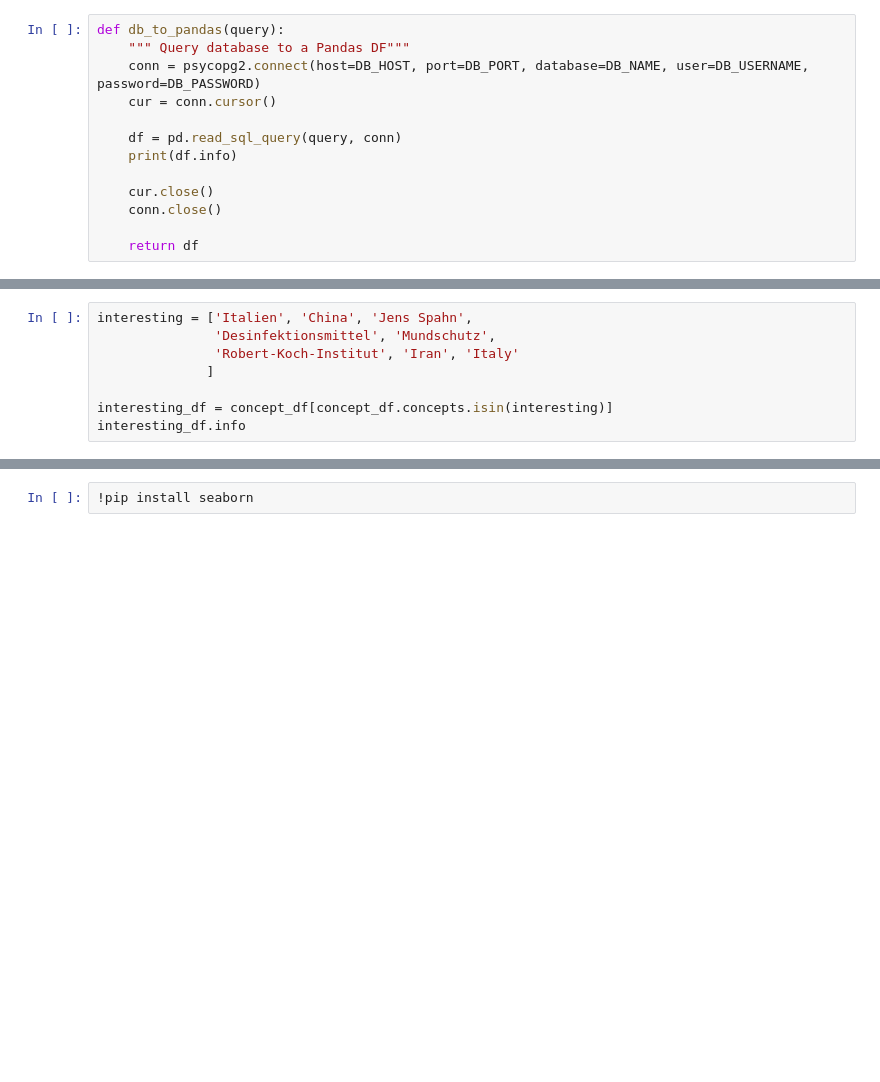
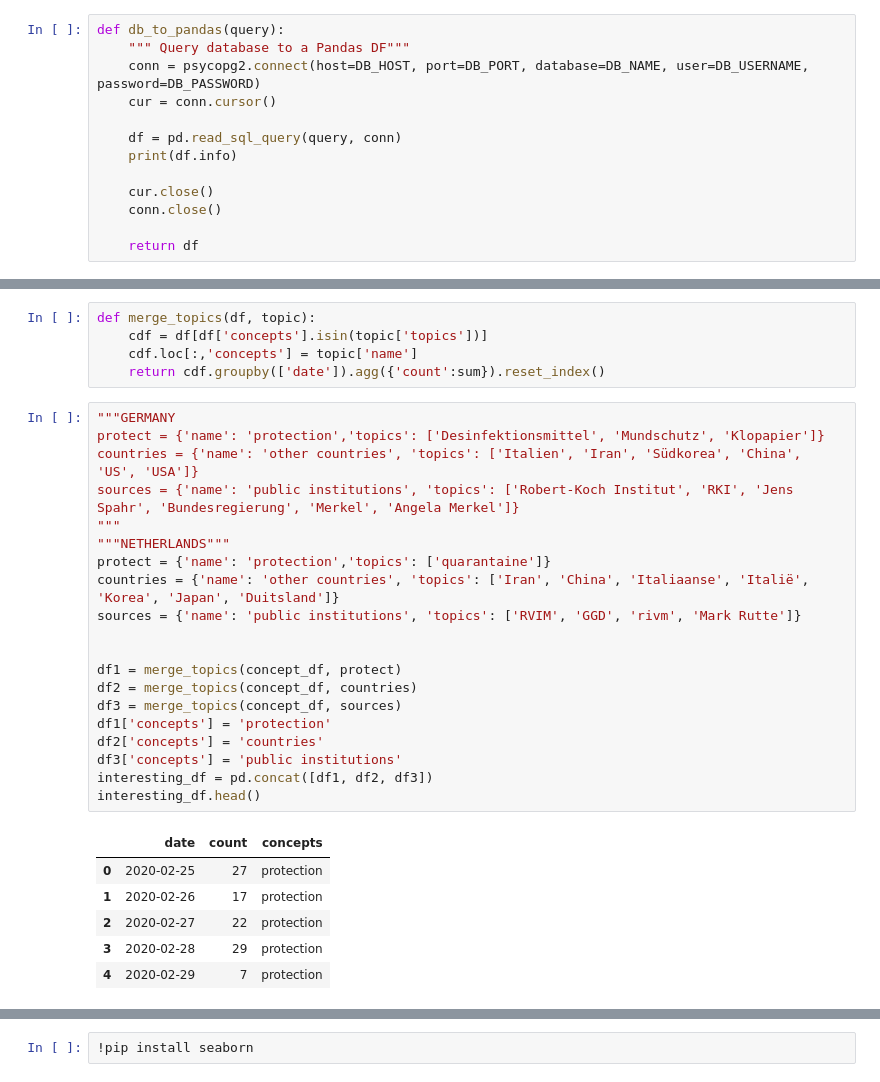
Before and after one commit to davidhuser/TwitterCovid19-analysis, a Jupyter notebook: Concepts over time.ipynb, the cells around one changed output, grey strips where cells are left out. Saved outputs shown, nothing was run; the diff lists cells and outputs as text; blank space fills up the shorter version.

```diff
--- a/Concepts over time.ipynb
+++ b/Concepts over time.ipynb
@@ -53,11 +157,35 @@ relevant_top.groupby(['concepts']).agg({'count':sum}).sort_values(['count'], asc
-# %%
-interesting = ['Italien', 'China', 'Jens Spahn',
-               'Desinfektionsmittel', 'Mundschutz',
-               'Robert-Koch-Institut', 'Iran', 'Italy'
-              ]
-
-interesting_df = concept_df[concept_df.concepts.isin(interesting)]
-interesting_df.info
+# %%
+def merge_topics(df, topic):
+    cdf = df[df['concepts'].isin(topic['topics'])]
+    cdf.loc[:,'concepts'] = topic['name']
+    return cdf.groupby(['date']).agg({'count':sum}).reset_index()
+# %%
+"""GERMANY
+protect = {'name': 'protection','topics': ['Desinfektionsmittel', 'Mundschutz', 'Klopapier']}
+countries = {'name': 'other countries', 'topics': ['Italien', 'Iran', 'Südkorea', 'China', 'US', 'USA']}
+sources = {'name': 'public institutions', 'topics': ['Robert-Koch Institut', 'RKI', 'Jens Spahr', 'Bundesregierung', 'Merkel', 'Angela Merkel']}
+"""
+"""NETHERLANDS"""
+protect = {'name': 'protection','topics': ['quarantaine']}
+countries = {'name': 'other countries', 'topics': ['Iran', 'China', 'Italiaanse', 'Italië', 'Korea', 'Japan', 'Duitsland']}
+sources = {'name': 'public institutions', 'topics': ['RVIM', 'GGD', 'rivm', 'Mark Rutte']}
+
+
+df1 = merge_topics(concept_df, protect)
+df2 = merge_topics(concept_df, countries)
+df3 = merge_topics(concept_df, sources)
+df1['concepts'] = 'protection'
+df2['concepts'] = 'countries'
+df3['concepts'] = 'public institutions'
+interesting_df = pd.concat([df1, df2, df3])
+interesting_df.head()
+# %% [output]
+|  | date | count | concepts |
+| 0 | 2020-02-25 | 27 | protection |
+| 1 | 2020-02-26 | 17 | protection |
+| 2 | 2020-02-27 | 22 | protection |
+| 3 | 2020-02-28 | 29 | protection |
+| 4 | 2020-02-29 | 7 | protection |
 # %%
 sql_query = """
 SELECT tweet_body->>'created_at' as created_at
```
Also changed, not shown: parts of 9 cells of this notebook.
